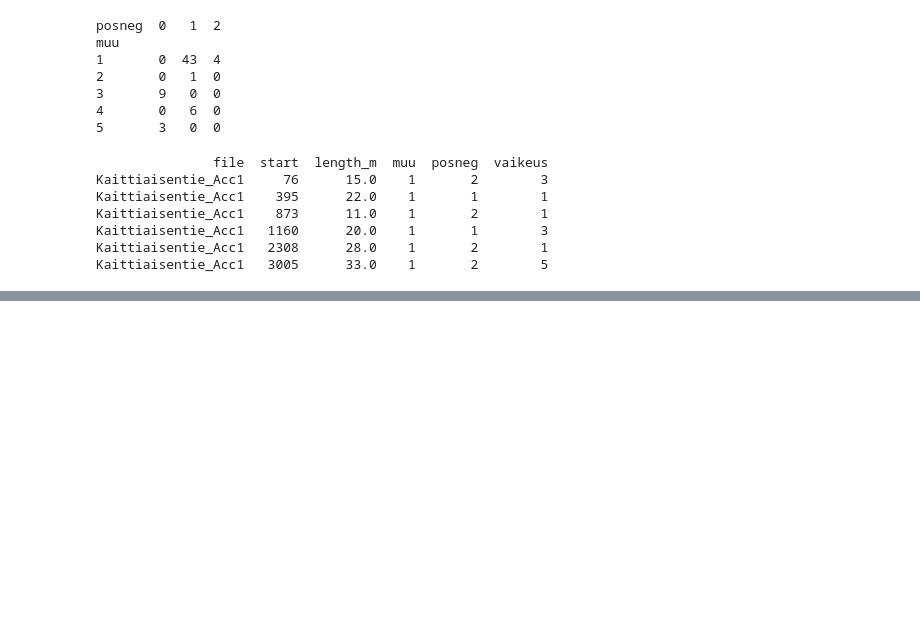
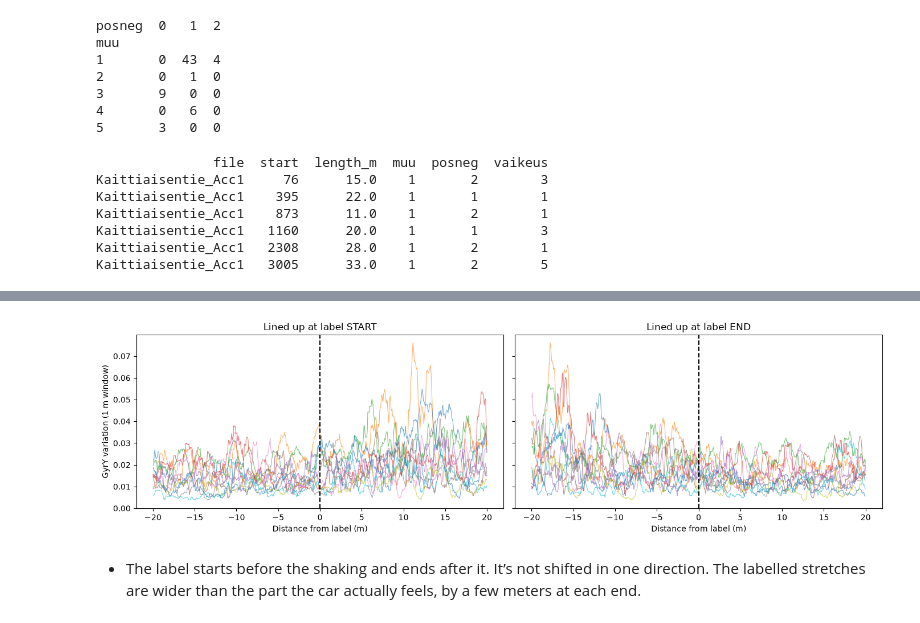
Before and after one commit to kallejjj/SemesterProjectFall2026, a Jupyter notebook: Nihar/03_exploration.ipynb, the cells around one changed output, grey strips where cells are left out. Cells and saved outputs as stored; diff of their text form; code cells hidden in the pictures; blank space fills up the shorter version.

```diff
--- a/Nihar/03_exploration.ipynb
+++ b/Nihar/03_exploration.ipynb
@@ -135,0 +257,27 @@ NameError: name 'plot_bump' is not defined
+# %%
+# do the labels line up with the signal?
+d = data["Iisingintie_Acc1_m800_RDMC_2026-05-06_123750"]
+window = int(400 / d["Speed (m/s)"].mean())                   # rows in 1 m of road
+d = d.assign(gyr_var=d["GyrY"].rolling(window, center=True).std())
+
+b = stretches[stretches["file"].str.contains("m800") & (stretches["muu"] == 1)]
+
+fig, axes = plt.subplots(1, 2, figsize=(14, 4), sharey=True)
+for _, r in b.iterrows():
+    start, end = r["start"], r["start"] + r["length_m"]
+    for ax, ref in zip(axes, [start, end]):
+        part = d[d["Loc(m)"].between(ref - 20, ref + 20)]
+        ax.plot(part["Loc(m)"] - ref, part["gyr_var"], linewidth=0.8, alpha=0.6)
+
+for ax, title in zip(axes, ["Lined up at label START", "Lined up at label END"]):
+    ax.axvline(0, color="black", linestyle="--")
+    ax.set_title(title)
+    ax.set_xlabel("Distance from label (m)")
+axes[0].set_ylabel("GyrY variation (1 m window)")
+plt.tight_layout()
+plt.savefig("figures/label_alignment.png", dpi=150)
+plt.show()
+# %% [output]
+[figure, added]
+# %% [markdown]
+* The label starts before the shaking and ends after it. It’s not shifted in one direction. The labelled stretches are wider than the part the car actually feels, by a few meters at each end.
```
Also changed, not shown: parts of 21 cells of this notebook, 4 other files.
